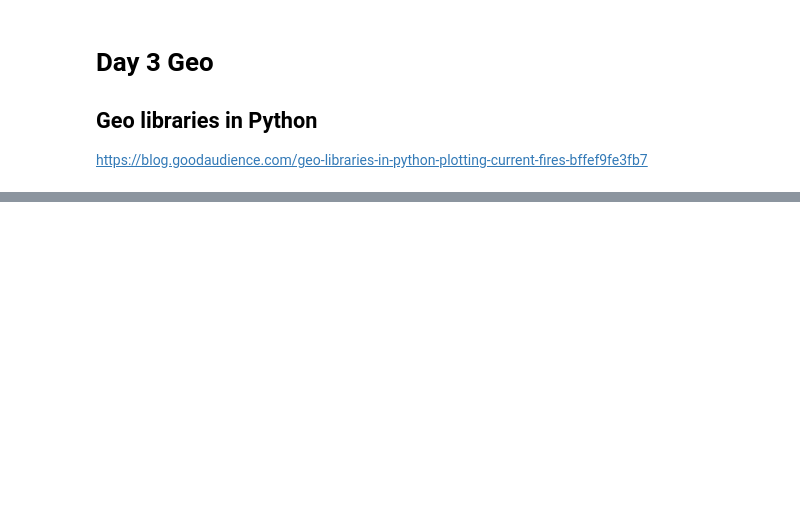
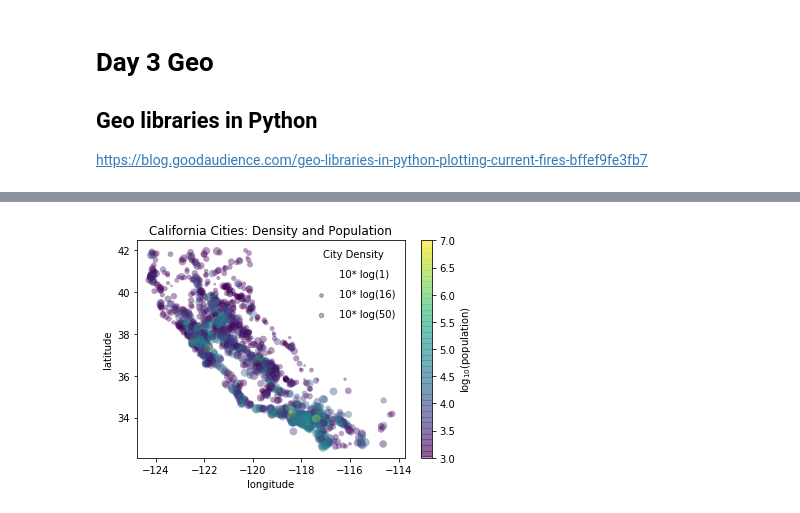
Before and after one commit to nbeyond/OpenSourceKigamSandbox, a Jupyter notebook: python/Day 3Geo.ipynb, the cells around one changed output, grey strips where cells are left out. Drawn from its saved outputs; the diff is of its cells as text; code cells hidden in the pictures; blank space fills up the shorter version.

```diff
--- a/python/Day 3Geo.ipynb
+++ b/python/Day 3Geo.ipynb
@@ -20,0 +46,28 @@ Clipping input data to the valid range for imshow with RGB data ([0..1] for floa
+# %%
+import pandas as pd
+import numpy as np
+# Read in data on all cities
+cities = pd.read_csv('uscities.csv')
+# Choose only cities in california
+cities = cities.loc[cities.state_id == 'CA',:]
+# Get all the data from the dataframe
+lat, lon = cities['lat'], cities['lng']
+population,density = cities['population'], cities['density']
+# Scatter the points, using size and color but no label
+plt.scatter(lon, lat, label=None,
+            c=np.log10(population),s= 10*np.log(density),
+            cmap='viridis', linewidth=0, alpha= .4)
+plt.axis(aspect='equal')
+plt.xlabel('longitude')
+plt.ylabel('latitude')
+plt.colorbar(label='log$_{10}$(population)')
+plt.clim(3, 7)
+# make a guide for the user
+for density in [1, 50//3, 50]:
+    plt.scatter([], [], c='k', alpha=0.3, s=5*np.log(density),
+                label='10* log('+str(density) + ')')
+plt.legend(scatterpoints=1, frameon=False, labelspacing=1, title='City Density')
+# add a title
+plt.title('California Cities: Density and Population');
+# %% [output]
+[figure, added]
```
Also changed, not shown: parts of 5 cells of this notebook.
